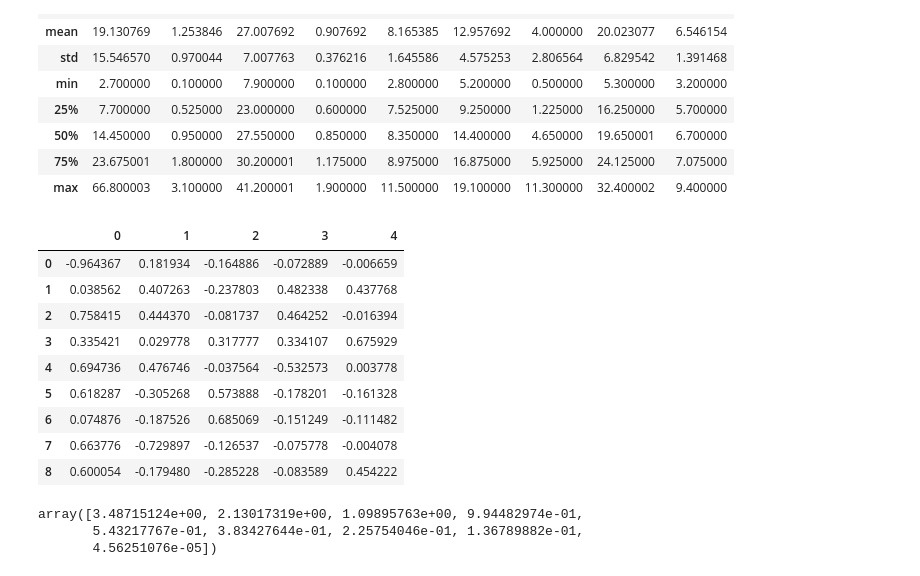
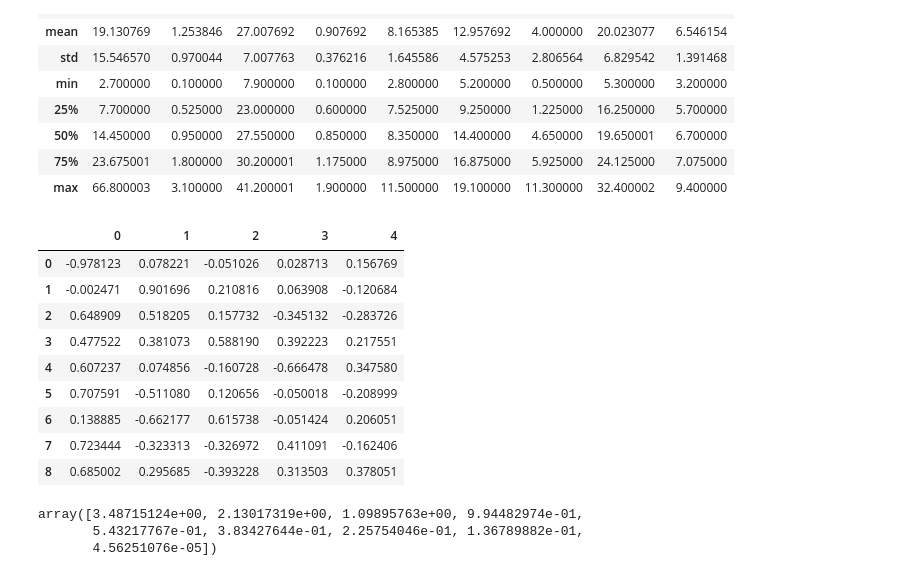
Before and after one commit to DavidGuzzi/MECMT04, a Jupyter notebook: problem_set_6/ps6.ipynb, the cells around one changed output. Saved outputs shown, nothing was run; the diff lists cells and outputs as text; code cells hidden in the pictures.

```diff
--- a/problem_set_6/ps6.ipynb
+++ b/problem_set_6/ps6.ipynb
@@ -191,25 +191,25 @@ df.describe()
 ndf = df.iloc[:,1:]
 # %%
 from factor_analyzer import FactorAnalyzer
-fa = FactorAnalyzer(n_factors=5, method='ml', rotation=None)  # Sin rotación
+fa = FactorAnalyzer(n_factors=5, method='principal', rotation=None)  # Sin rotación
 
 # Ajustar el análisis factorial a los datos
 fa.fit(ndf)
 
 # Obtener las cargas factoriales sin rotación
 factor_loadings = fa.loadings_
 pd.DataFrame(factor_loadings)
 # %% [output]
 |  | 0 | 1 | 2 | 3 | 4 |
-| 0 | -0.964367 | 0.181934 | -0.164886 | -0.072889 | -0.006659 |
-| 1 | 0.038562 | 0.407263 | -0.237803 | 0.482338 | 0.437768 |
-| 2 | 0.758415 | 0.444370 | -0.081737 | 0.464252 | -0.016394 |
-| 3 | 0.335421 | 0.029778 | 0.317777 | 0.334107 | 0.675929 |
-| 4 | 0.694736 | 0.476746 | -0.037564 | -0.532573 | 0.003778 |
-| 5 | 0.618287 | -0.305268 | 0.573888 | -0.178201 | -0.161328 |
-| 6 | 0.074876 | -0.187526 | 0.685069 | -0.151249 | -0.111482 |
-| 7 | 0.663776 | -0.729897 | -0.126537 | -0.075778 | -0.004078 |
-| 8 | 0.600054 | -0.179480 | -0.285228 | -0.083589 | 0.454222 |
+| 0 | -0.978123 | 0.078221 | -0.051026 | 0.028713 | 0.156769 |
+| 1 | -0.002471 | 0.901696 | 0.210816 | 0.063908 | -0.120684 |
+| 2 | 0.648909 | 0.518205 | 0.157732 | -0.345132 | -0.283726 |
+| 3 | 0.477522 | 0.381073 | 0.588190 | 0.392223 | 0.217551 |
+| 4 | 0.607237 | 0.074856 | -0.160728 | -0.666478 | 0.347580 |
+| 5 | 0.707591 | -0.511080 | 0.120656 | -0.050018 | -0.208999 |
+| 6 | 0.138885 | -0.662177 | 0.615738 | -0.051424 | 0.206051 |
+| 7 | 0.723444 | -0.323313 | -0.326972 | 0.411091 | -0.162406 |
+| 8 | 0.685002 | 0.295685 | -0.393228 | 0.313503 | 0.378051 |
 # %%
 eigenvalues_3, _ = fa.get_eigenvalues()
 eigenvalues_3
```
